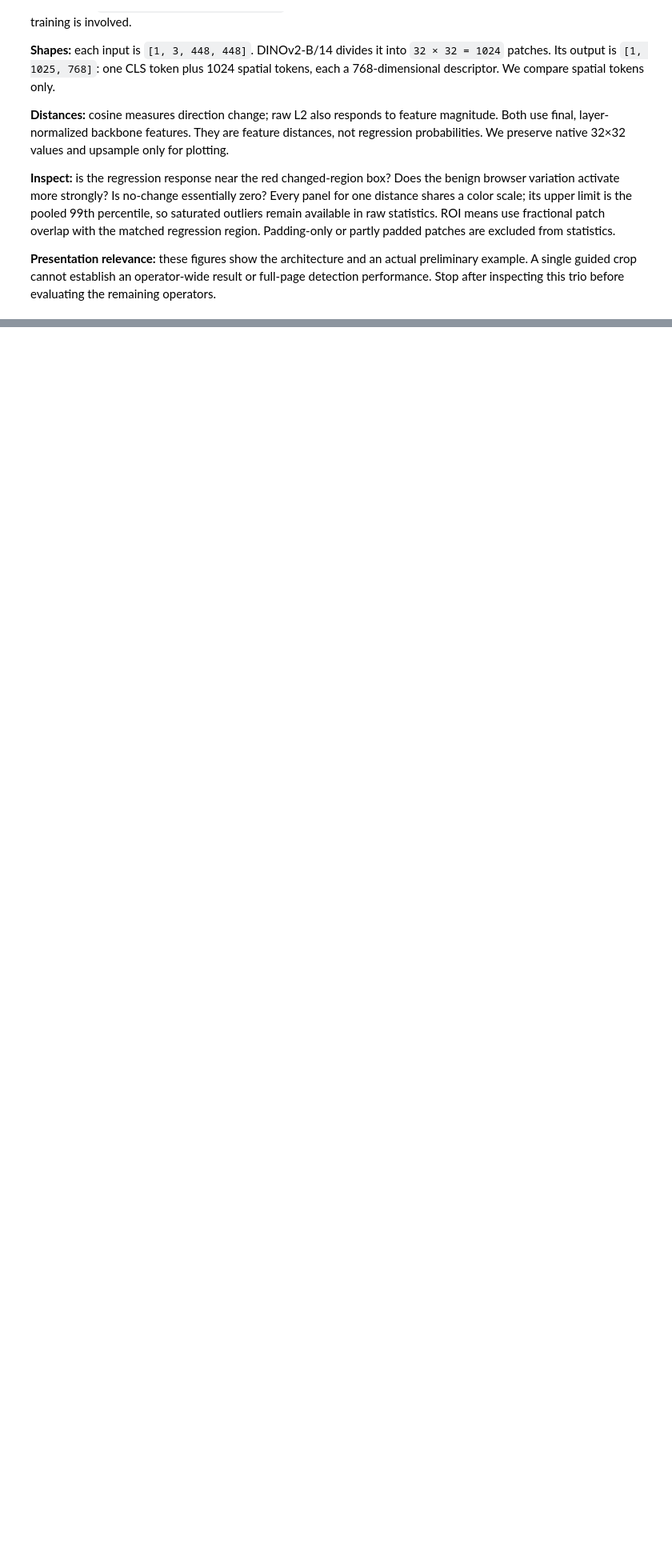
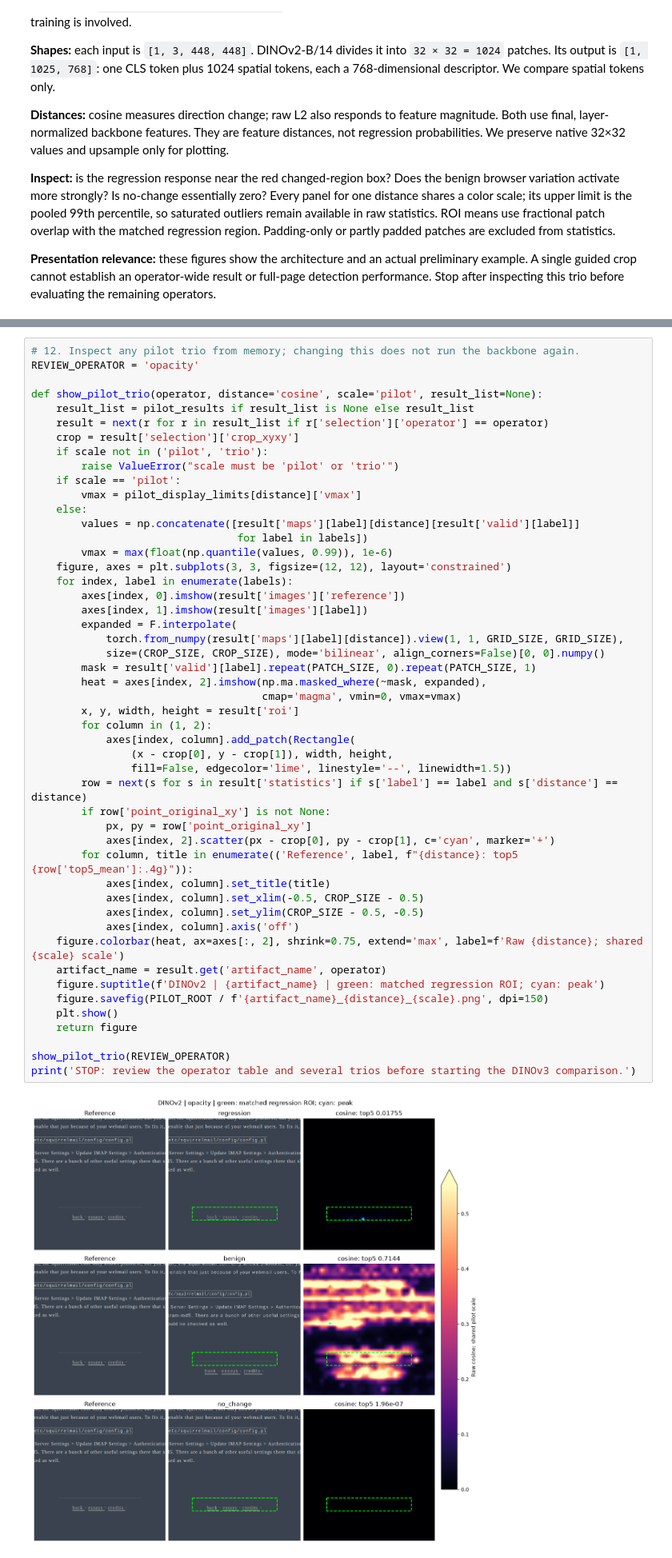
Before and after one commit to realdevvora/csc490-project, a Jupyter notebook: notebooks/dino_exploration.ipynb, the cells around one changed output, grey strips where cells are left out. Shown at 80% size. Saved outputs shown, nothing was run; the diff lists cells and outputs as text; blank space fills up the shorter version.

```diff
--- a/notebooks/dino_exploration.ipynb
+++ b/notebooks/dino_exploration.ipynb
@@ -442,0 +752,51 @@ print('STOP: compare the regression and browser-control responses before running
+# %%
+# 12. Inspect any pilot trio from memory; changing this does not run the backbone again.
+REVIEW_OPERATOR = 'opacity'
+
+def show_pilot_trio(operator, distance='cosine', scale='pilot', result_list=None):
+    result_list = pilot_results if result_list is None else result_list
+    result = next(r for r in result_list if r['selection']['operator'] == operator)
+    crop = result['selection']['crop_xyxy']
+    if scale not in ('pilot', 'trio'):
+        raise ValueError("scale must be 'pilot' or 'trio'")
+    if scale == 'pilot':
+        vmax = pilot_display_limits[distance]['vmax']
+    else:
+        values = np.concatenate([result['maps'][label][distance][result['valid'][label]]
+                                 for label in labels])
+        vmax = max(float(np.quantile(values, 0.99)), 1e-6)
+    figure, axes = plt.subplots(3, 3, figsize=(12, 12), layout='constrained')
+    for index, label in enumerate(labels):
+        axes[index, 0].imshow(result['images']['reference'])
+        axes[index, 1].imshow(result['images'][label])
+        expanded = F.interpolate(
+            torch.from_numpy(result['maps'][label][distance]).view(1, 1, GRID_SIZE, GRID_SIZE),
+            size=(CROP_SIZE, CROP_SIZE), mode='bilinear', align_corners=False)[0, 0].numpy()
+        mask = result['valid'][label].repeat(PATCH_SIZE, 0).repeat(PATCH_SIZE, 1)
+        heat = axes[index, 2].imshow(np.ma.masked_where(~mask, expanded),
+                                     cmap='magma', vmin=0, vmax=vmax)
+        x, y, width, height = result['roi']
+        for column in (1, 2):
+            axes[index, column].add_patch(Rectangle(
+                (x - crop[0], y - crop[1]), width, height,
+                fill=False, edgecolor='lime', linestyle='--', linewidth=1.5))
+        row = next(s for s in result['statistics'] if s['label'] == label and s['distance'] == distance)
+        if row['point_original_xy'] is not None:
+            px, py = row['point_original_xy']
+            axes[index, 2].scatter(px - crop[0], py - crop[1], c='cyan', marker='+')
+        for column, title in enumerate(('Reference', label, f"{distance}: top5 {row['top5_mean']:.4g}")):
+            axes[index, column].set_title(title)
+            axes[index, column].set_xlim(-0.5, CROP_SIZE - 0.5)
+            axes[index, column].set_ylim(CROP_SIZE - 0.5, -0.5)
+            axes[index, column].axis('off')
+    figure.colorbar(heat, ax=axes[:, 2], shrink=0.75, extend='max', label=f'Raw {distance}; shared {scale} scale')
+    artifact_name = result.get('artifact_name', operator)
+    figure.suptitle(f'DINOv2 | {artifact_name} | green: matched regression ROI; cyan: peak')
+    figure.savefig(PILOT_ROOT / f'{artifact_name}_{distance}_{scale}.png', dpi=150)
+    plt.show()
+    return figure
+
+show_pilot_trio(REVIEW_OPERATOR)
+print('STOP: review the operator table and several trios before starting the DINOv3 comparison.')
+# %% [output]
+[figure, added]
```
Also changed, not shown: parts of 21 cells of this notebook, 11 other files.
